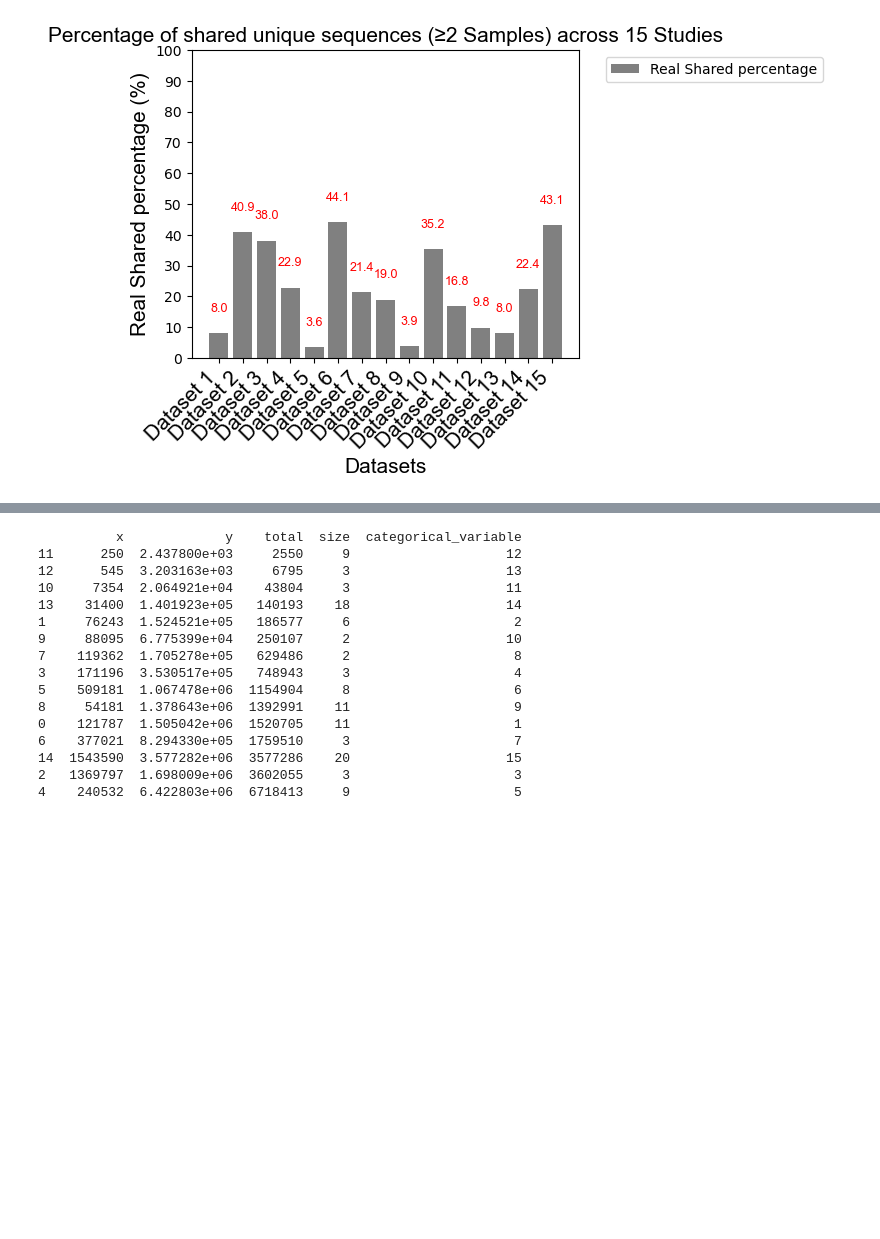
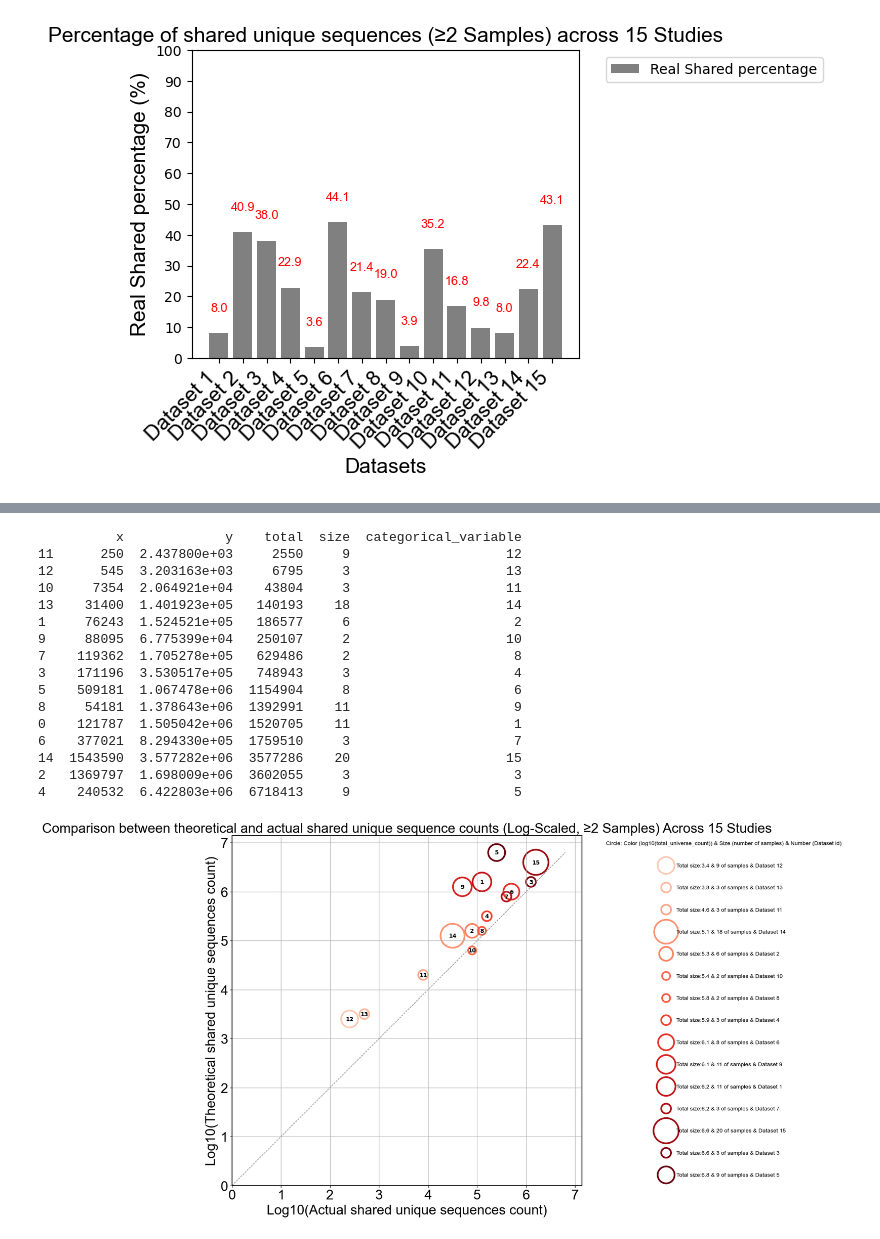
Before and after one commit to Eilenechou/metaSRNA_manuscripts, a Jupyter notebook: code/upset_plot_figure_results_part2.ipynb, the cells around one changed output, grey strips where cells are left out. Saved outputs shown, nothing was run; the diff lists cells and outputs as text; code cells hidden in the pictures; blank space fills up the shorter version.

```diff
--- a/code/upset_plot_figure_results_part2.ipynb
+++ b/code/upset_plot_figure_results_part2.ipynb
@@ -675,32 +676,33 @@ for spine in ax.spines.values():
     spine.set_linewidth(1.5)
 ax.set_xlim(left=0)
 ax.set_ylim(bottom=0)
 
 ax.set_title("Comparison between theoretical and actual shared unique sequence counts (Log-Scaled, ≥2 Samples) Across 15 Studies", weight="bold",fontproperties=arial_font)
 ax.set_xlabel("Log10(Actual shared unique sequences count)", fontproperties=arial_font)
 ax.set_ylabel("Log10(Theoretical shared unique sequences count)", fontproperties=arial_font)
 
 for label in ax.get_xticklabels() + ax.get_yticklabels():
     label.set_fontproperties(arial_font)
-# plt.tight_layout()
-# plt.show()
+plt.tight_layout()
+plt.show()
 # base_path = "/work/yaolab/mzhou10/metaSRNA/release_version/5th_9samples_output"
 plt.savefig("figure7_2.pdf", format="pdf", bbox_inches="tight")
 plt.close()
 # %% [output]
           x             y    total  size  categorical_variable
 11      250  2.437800e+03     2550     9                    12
 12      545  3.203163e+03     6795     3                    13
 10     7354  2.064921e+04    43804     3                    11
 13    31400  1.401923e+05   140193    18                    14
 1     76243  1.524521e+05   186577     6                     2
 9     88095  6.775399e+04   250107     2                    10
 7    119362  1.705278e+05   629486     2                     8
 3    171196  3.530517e+05   748943     3                     4
 5    509181  1.067478e+06  1154904     8                     6
 8     54181  1.378643e+06  1392991    11                     9
 0    121787  1.505042e+06  1520705    11                     1
 6    377021  8.294330e+05  1759510     3                     7
 14  1543590  3.577282e+06  3577286    20                    15
 2   1369797  1.698009e+06  3602055     3                     3
 4    240532  6.422803e+06  6718413     9                     5
+[figure, added]
```
Also changed, not shown: parts of 1 cell of this notebook.
